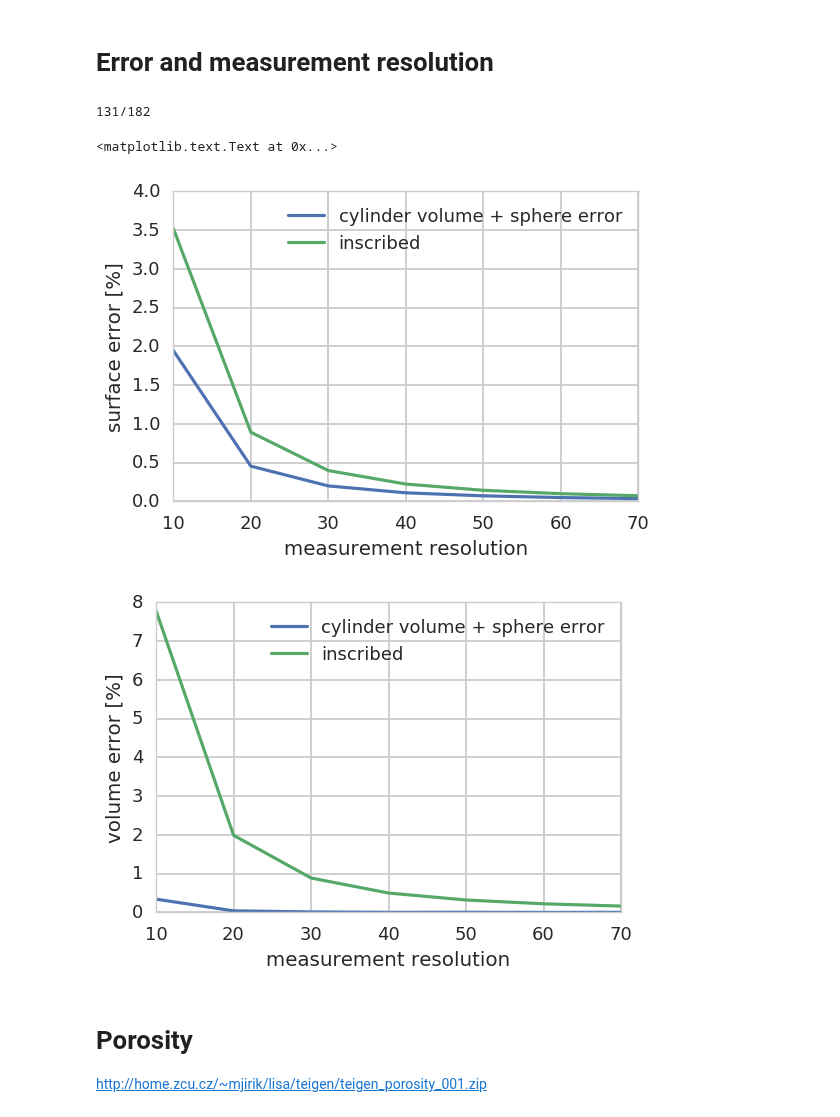
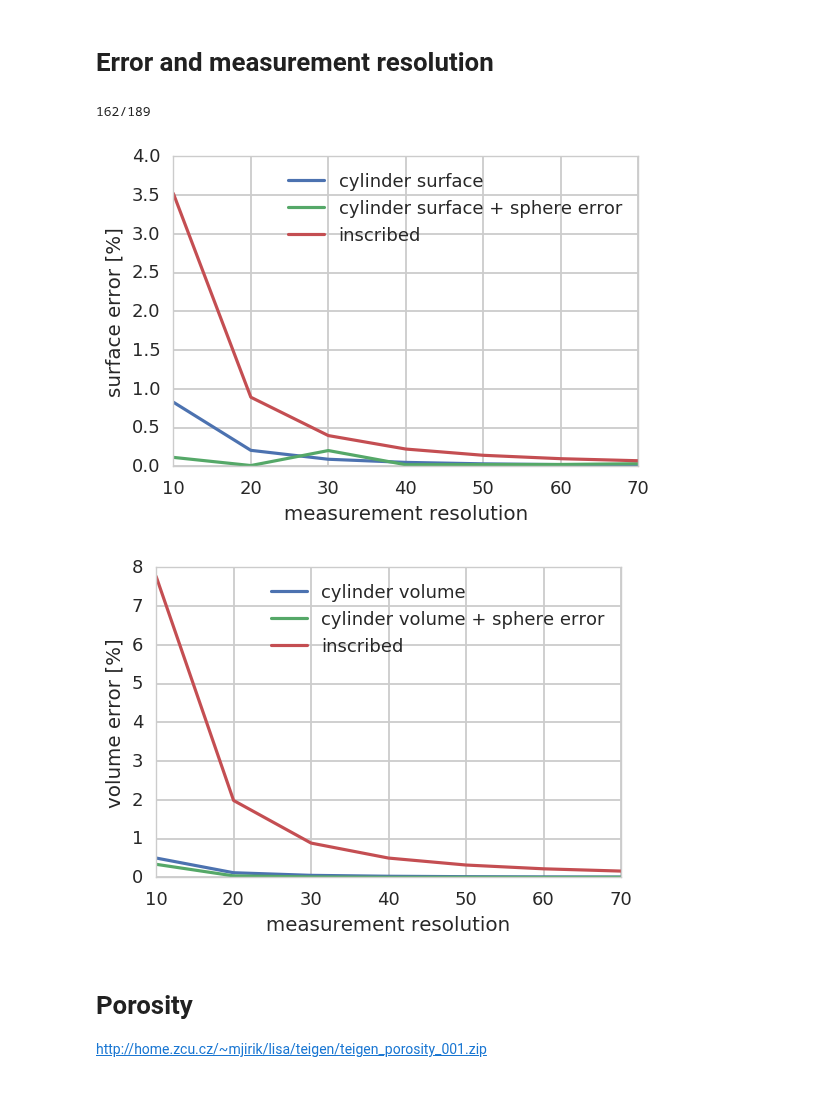
Before and after one commit to mjirik/teigen, a Jupyter notebook: examples/paperfigures.ipynb, the cells around one changed output. Saved outputs shown, nothing was run; the diff lists cells and outputs as text; code cells hidden in the pictures.

```diff
--- a/examples/paperfigures.ipynb
+++ b/examples/paperfigures.ipynb
@@ -153,12 +153,18 @@ df_graph = show_violin_separated(select_df(df, "mix 4 cylinder surface + sphere
 # %%
 dpi = paper_dpi
 date = "2017-10-05 21:00"
-for radius_method in available_radius_methods:
+# for radius_method in available_radius_methods:
+for radius_method in [
+    "inscribed",
+    "cylinder volume + sphere error",
+    "cylinder surface + sphere error",
+]:
     dfs = df[
         df[note_key] == "element number " + radius_method
         # df["generators Unconnected cylinders radius_distribution_mean"] == 5
     ]
     dfs = dfs[dfs["measurement resolution"] > 10]
+    dfs = dfs[dfs["element number"] > 10]
     l1 = len(dfs)
     dfs = newer_data(dfs, date)
     print("{}/{}".format(len(dfs), l1))
@@ -182,9 +188,10 @@ for radius_method in available_radius_methods:
     #plt.legend()
     plt.ylabel(ykey)
     plt.suptitle(radius_method)
-    fn = "element_number_surface_" + radius_method
-    plt.savefig(fn + ".pdf", bbox_inches='tight')
-    plt.savefig(fn + ".png", bbox_inches='tight', dpi=dpi)
+    fn = "../graphics/sensitivity_element_number_surface_" + radius_method
+    savefig(fn, dataframe=dfs)
+#     plt.savefig(fn + ".pdf", bbox_inches='tight')
+#     plt.savefig(fn + ".png", bbox_inches='tight', dpi=dpi)
 
     # volume
     ykey="volume error [mm^3]"
@@ -202,7 +209,8 @@ for radius_method in available_radius_methods:
     #plt.legend()
     plt.ylabel(ykey)
     plt.suptitle(radius_method)
-    fn = "element_number_volume_" + radius_method
-    plt.savefig(fn + ".pdf", bbox_inches='tight')
-    plt.savefig(fn + ".png", bbox_inches='tight', dpi=dpi)
+    fn = "../graphics/sensitivity_element_number_volume_" + radius_method
+    savefig(fn, dataframe=dfs)
+#     plt.savefig(fn + ".pdf", bbox_inches='tight')
+#     plt.savefig(fn + ".png", bbox_inches='tight', dpi=dpi)
 # %% [output]
@@ -272,12 +346,14 @@ sns.color_palette()[1]
 # zip(list(dfs_group))
 
 # for radius_method in available_radius_methods:
-radius_method = "inscribed"
-dfs = df[
-    df[note_key] == "element number " + radius_method
-    # df["generators Unconnected cylinders radius_distribution_mean"] == 5
-]
+# radius_method = "inscribed"
+# dfs = df[
+#     df[note_key] == "element number " + radius_method
+#     # df["generators Unconnected cylinders radius_distribution_mean"] == 5
+# ]
 dfs = select_df(df, note_contains="element number ")
+dfs = select_df(dfs, note_contains="join", remove=True)
+dfs = select_df(dfs, note_contains="volume", remove=True)
 l1 = len(dfs)
 dfs = newer_data(dfs, date)
 print("{}/{}".format(len(dfs), l1))
@@ -287,34 +363,42 @@ if len(dfs) < 1:
 xkey="measurement resolution"
 ykey="surface error [%]"
 # .plot(x="element_number")
 sns.set_context("talk")
 
 dfs_group = dfs[[ykey, xkey, note_key]].sort_values(by=xkey).groupby(by=note_key)
 fig, ax = plt.subplots(
 #         figsize=(5,3)
 )
     # dfs_group.plot(x="element_number", y="surface error [%]", ax=ax)
 for label, dfi in dfs_group:
     dfi.groupby(by=xkey).mean().abs().reset_index().plot(x=xkey, y=ykey, ax=ax, label="{}".format(label[15:]))
 plt.ylabel(ykey)
 plt.xlabel(xkey)
+fn = "../graphics/sensitivity_surface_error_to_measurement_resolution"
+savefig(fn, dataframe=dfs)
+
+
 # dfs_group.plot(x=xkey, y=ykey)
 xkey="measurement resolution"
 ykey="volume error [%]"
 # .plot(x="element_number")
 sns.set_context("talk")
 
+dfs = select_df(df, note_contains="element number ")
+dfs = select_df(dfs, note_contains="join", remove=True)
+dfs = select_df(dfs, note_contains="surface", remove=True)
 dfs_group = dfs[[ykey, xkey, note_key]].sort_values(by=xkey).groupby(by=note_key)
 fig, ax = plt.subplots(
 #         figsize=(5,3)
 )
     # dfs_group.plot(x="element_number", y="surface error [%]", ax=ax)
 for label, dfi in dfs_group:
     dfi.groupby(by=xkey).mean().abs().reset_index().plot(x=xkey, y=ykey, ax=ax, label="{}".format(label[15:]))
 plt.ylabel(ykey)
 plt.xlabel(xkey)
+fn = "../graphics/sensitivity_volume_error_to_measurement_resolution"
+savefig(fn, dataframe=dfs)
 # %% [output]
-131/182
+162/189
-<matplotlib.text.Text at 0x...>
-[figure, old version]
+[figure, new version]
-[figure, old version]
+[figure, new version]
```
Also changed, not shown: parts of 23 cells of this notebook, 8 other files.
